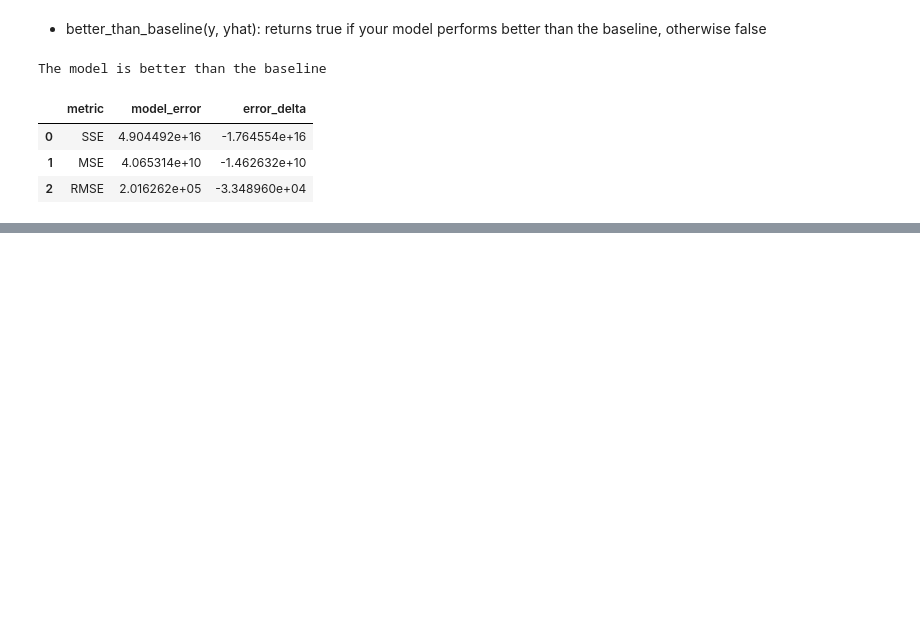
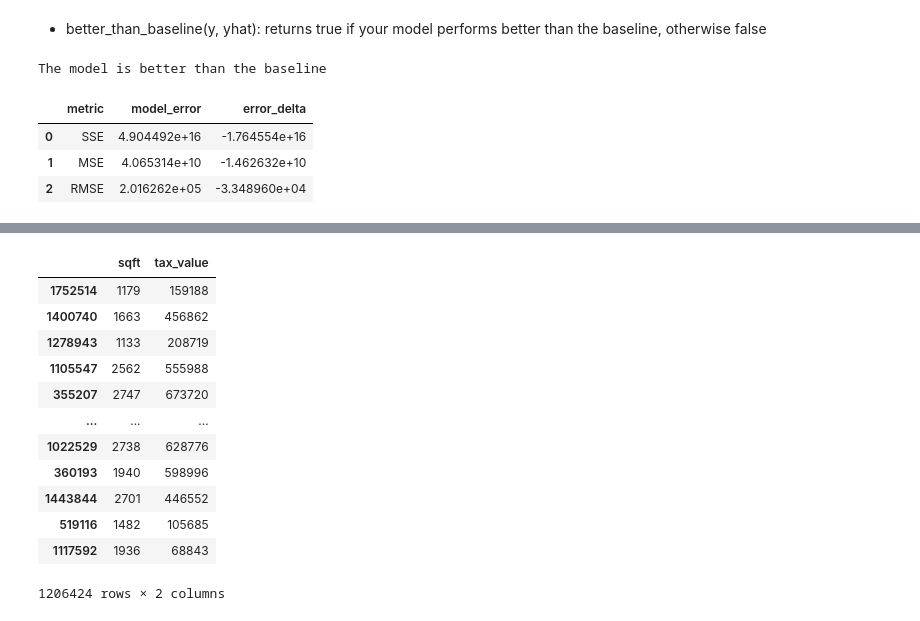
Before and after one commit to manuel-salazar1/regression-exercises, a Jupyter notebook: evaluate.ipynb, the cells around one changed output, grey strips where cells are left out. Saved outputs shown, nothing was run; the diff lists cells and outputs as text; code cells hidden in the pictures; blank space fills up the shorter version.

```diff
--- a/evaluate.ipynb
+++ b/evaluate.ipynb
@@ -396,0 +412,8 @@ The model is better than the baseline
+# %%
+def categorize_bathrooms(bathrooms):
+    if bathrooms.is_integer():
+        return 'full'
+    else:
+        return 'half'
+# create a new column with the categorized bathrooms
+train['bathroom_type'] = train['bathroom'].apply(categorize_bathrooms)
@@ -396,0 +429,16 @@ The model is better than the baseline
+# %%
+train[['sqft', 'tax_value']]
+# %% [output]
+|  | sqft | tax_value |
+| 1752514 | 1179 | 159188 |
+| 1400740 | 1663 | 456862 |
+| 1278943 | 1133 | 208719 |
+| 1105547 | 2562 | 555988 |
+| 355207 | 2747 | 673720 |
+| ... | ... | ... |
+| 1022529 | 2738 | 628776 |
+| 360193 | 1940 | 598996 |
+| 1443844 | 2701 | 446552 |
+| 519116 | 1482 | 105685 |
+| 1117592 | 1936 | 68843 |
+1206424 rows × 2 columns
```
Also changed, not shown: parts of 12 cells of this notebook, 4 other files.
